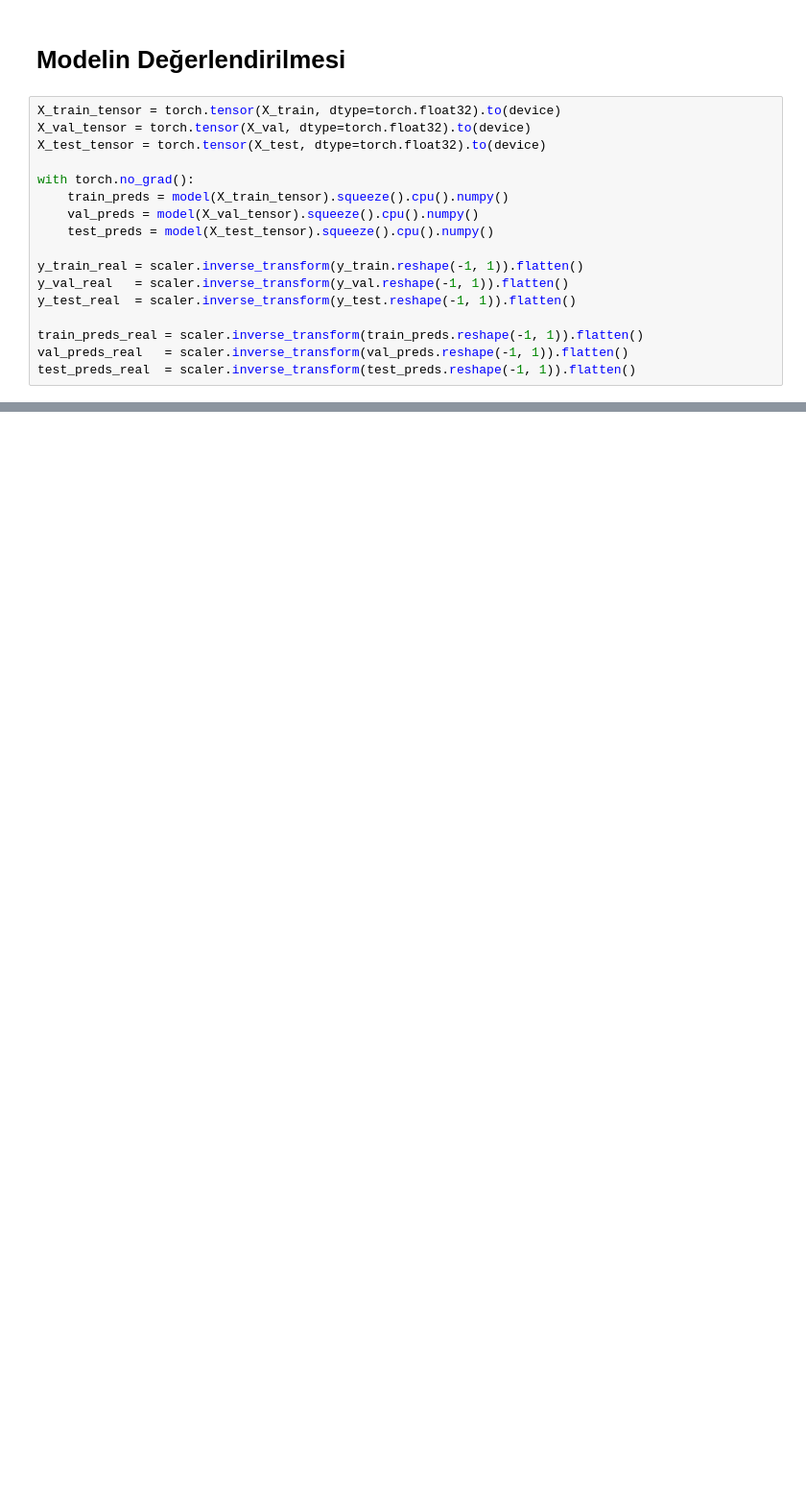
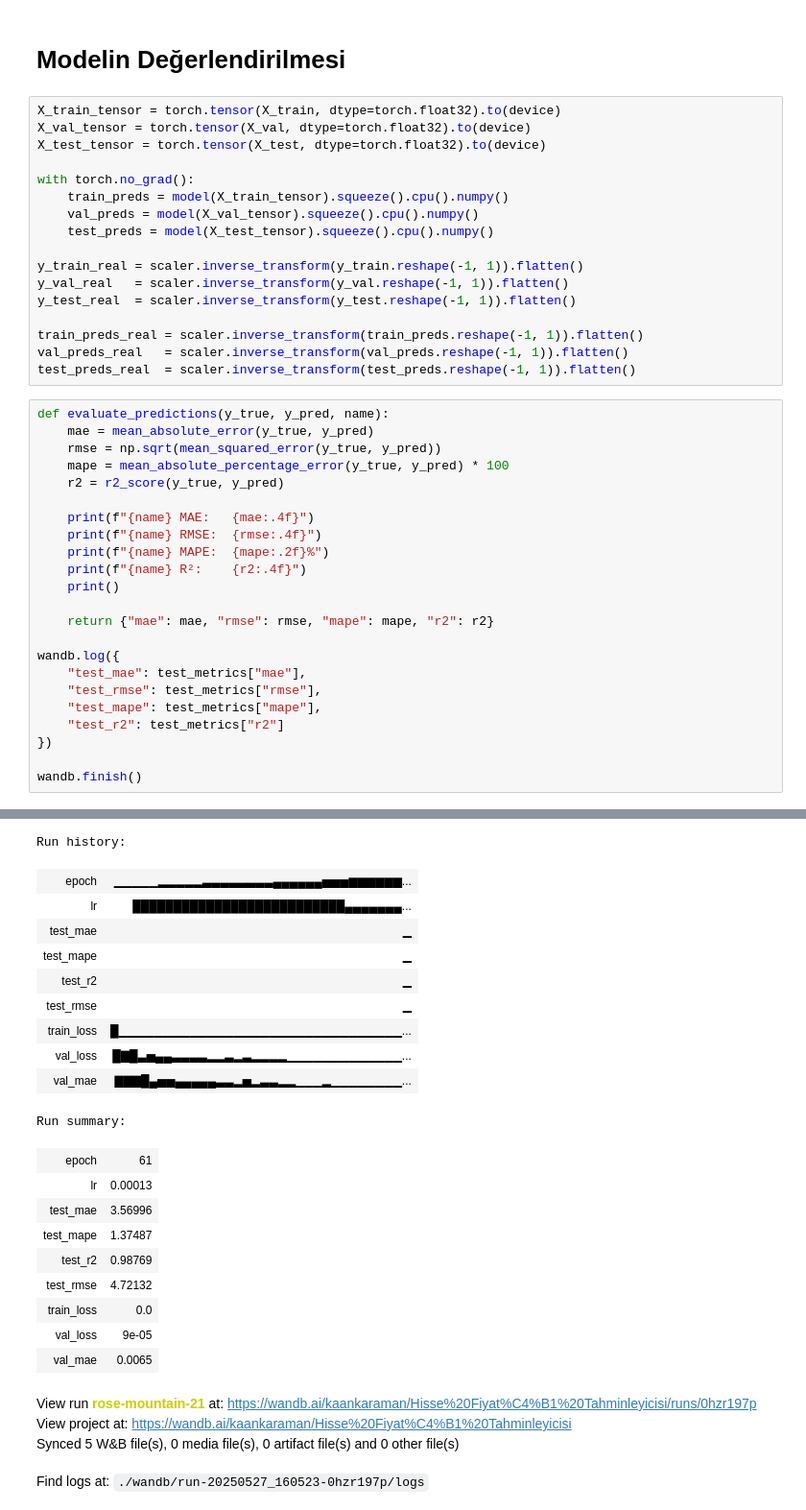
Before and after one commit to kaanrkaraman/lstm-stock-price-predictor, a Jupyter notebook: lstm-stock-price-predictor.ipynb, the cells around one changed output, grey strips where cells are left out. Shown: that part at 96% size. Saved outputs shown, nothing was run; the diff lists cells and outputs as text; blank space fills up the shorter version.

```diff
--- a/lstm-stock-price-predictor.ipynb
+++ b/lstm-stock-price-predictor.ipynb
@@ -291,3 +350,27 @@ y_test_real  = scaler.inverse_transform(y_test.reshape(-1, 1)).flatten()
 train_preds_real = scaler.inverse_transform(train_preds.reshape(-1, 1)).flatten()
 val_preds_real   = scaler.inverse_transform(val_preds.reshape(-1, 1)).flatten()
 test_preds_real  = scaler.inverse_transform(test_preds.reshape(-1, 1)).flatten()
+# %%
+def evaluate_predictions(y_true, y_pred, name):
+    mae = mean_absolute_error(y_true, y_pred)
+    rmse = np.sqrt(mean_squared_error(y_true, y_pred))
+    mape = mean_absolute_percentage_error(y_true, y_pred) * 100
+    r2 = r2_score(y_true, y_pred)
+
+    print(f"{name} MAE:   {mae:.4f}")
+    print(f"{name} RMSE:  {rmse:.4f}")
+    print(f"{name} MAPE:  {mape:.2f}%")
+    print(f"{name} R²:    {r2:.4f}")
+    print()
+
+    return {"mae": mae, "rmse": rmse, "mape": mape, "r2": r2}
+
+wandb.log({
+    "test_mae": test_metrics["mae"],
+    "test_rmse": test_metrics["rmse"],
+    "test_mape": test_metrics["mape"],
+    "test_r2": test_metrics["r2"]
+})
+
+wandb.finish()
+# %% [output]
@@ -294,3 +392,27 @@ test_preds_real  = scaler.inverse_transform(test_preds.reshape(-1, 1)).flatten()
+Run history:
+| epoch | ▁▁▁▁▁▂▂▂▂▂▃▃▃▃▃▃▃▃▄▄▄▄▄▄▅▅▅▆▆▆▆▆▆... |
+| lr | ██████████████████████████▄▄▄▄▄▄▄... |
+| test_mae | ▁ |
+| test_mape | ▁ |
+| test_r2 | ▁ |
+| test_rmse | ▁ |
+| train_loss | █▁▁▁▁▁▁▁▁▁▁▁▁▁▁▁▁▁▁▁▁▁▁▁▁▁▁▁▁▁▁▁▁... |
+| val_loss | █▇█▃▅▄▄▃▃▃▃▂▂▃▂▃▂▂▂▂▁▁▁▁▁▁▁▁▁▁▁▁▁... |
+| val_mae | ▇▇▇█▄▅▅▄▄▄▄▄▃▃▂▅▂▃▃▂▂▁▁▁▂▁▁▁▁▁▁▁▁... |
+Run summary:
+| epoch | 61 |
+| lr | 0.00013 |
+| test_mae | 3.56996 |
+| test_mape | 1.37487 |
+| test_r2 | 0.98769 |
+| test_rmse | 4.72132 |
+| train_loss | 0.0 |
+| val_loss | 9e-05 |
+| val_mae | 0.0065 |
+View run rose-mountain-21 at: https://wandb.ai/kaankaraman/Hisse%20Fiyat%C4%B1%20Tahminleyicisi/runs/0hzr197p
+View project at: https://wandb.ai/kaankaraman/Hisse%20Fiyat%C4%B1%20Tahminleyicisi
+Synced 5 W&B file(s), 0 media file(s), 0 artifact file(s) and 0 other file(s)
+Find logs at: ./wandb/run-20250527_160523-0hzr197p/logs
 # %%
 X_train_tensor = torch.tensor(X_train, dtype=torch.float32).to(device)
 
```
Also changed, not shown: parts of 18 cells of this notebook.
